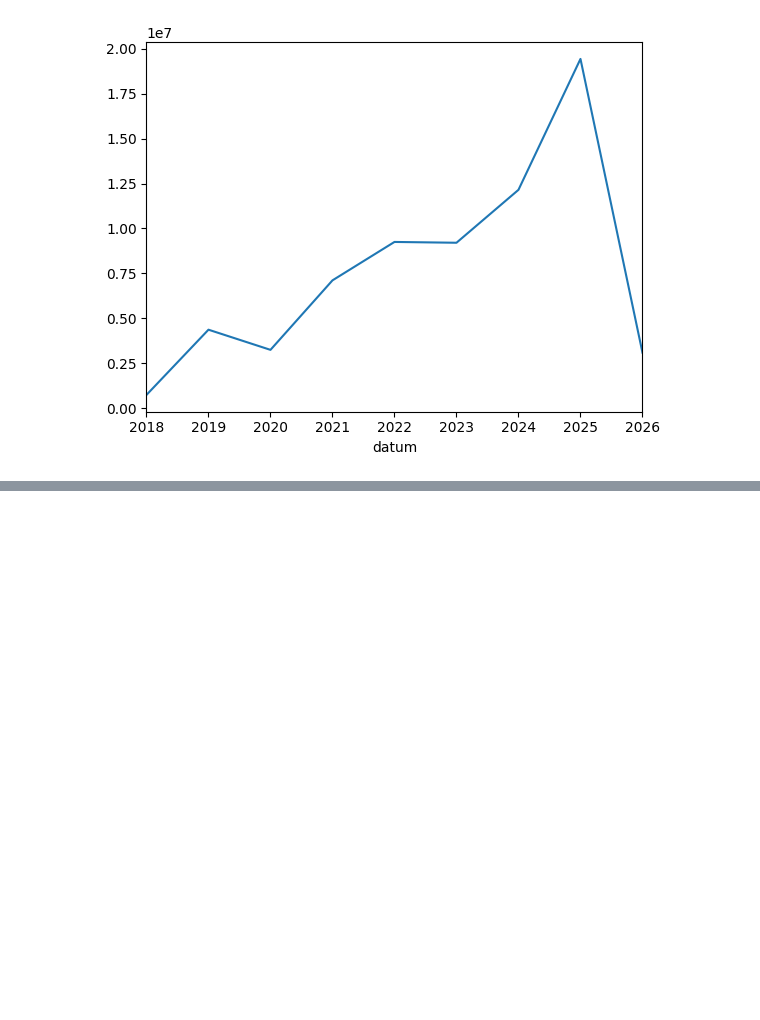
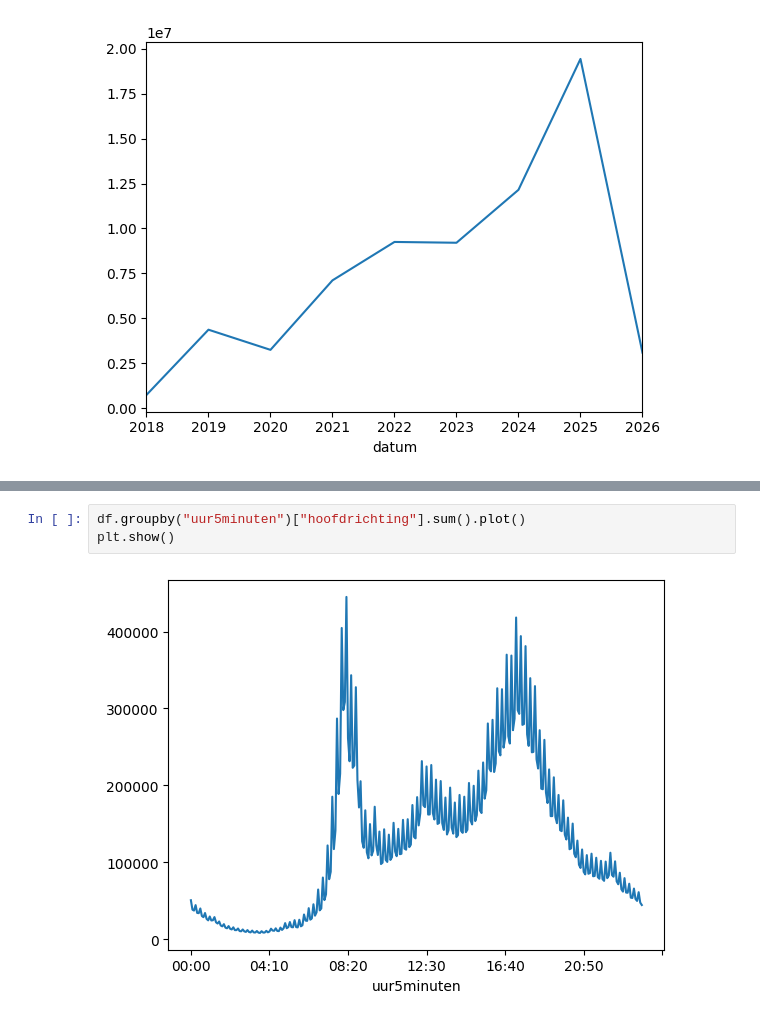
Before and after one commit to Datavisualiatie-UGent/project-dv26-8, a Jupyter notebook: data/visualize.ipynb, the cells around one changed output, grey strips where cells are left out. Cells and saved outputs as stored; diff of their text form; blank space fills up the shorter version.

```diff
--- a/data/visualize.ipynb
+++ b/data/visualize.ipynb
@@ -89,0 +97,5 @@ plt.show()
+# %%
+df.groupby("uur5minuten")["hoofdrichting"].sum().plot()
+plt.show()
+# %% [output]
+[figure, added]
```
Also changed, not shown: parts of 7 cells of this notebook.
